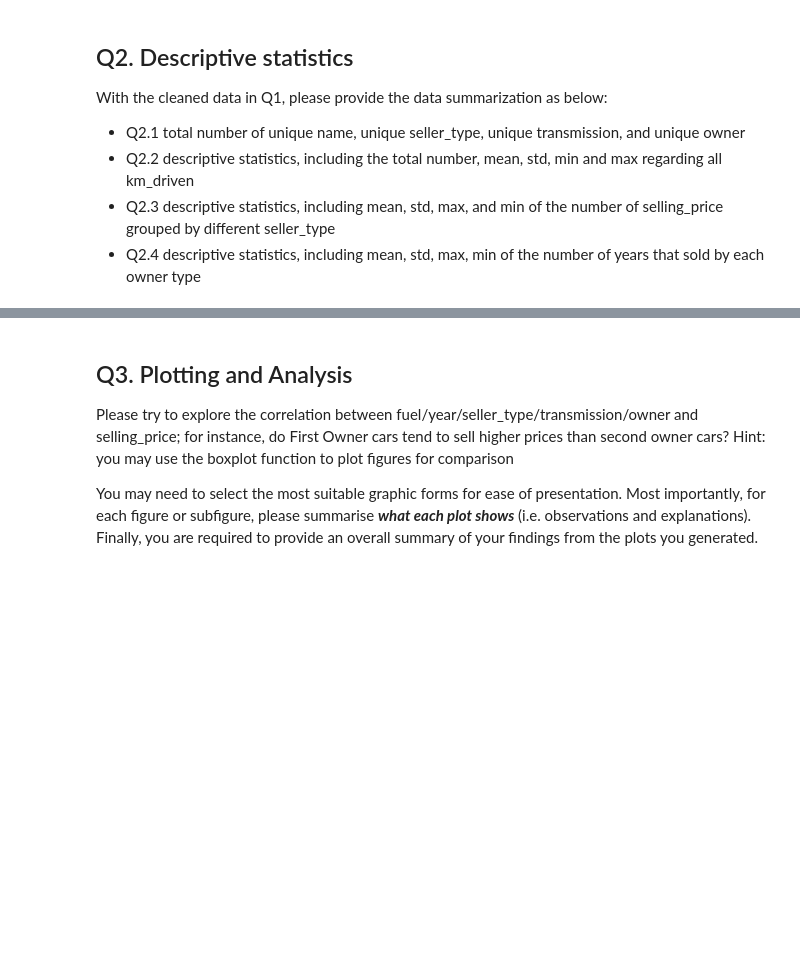
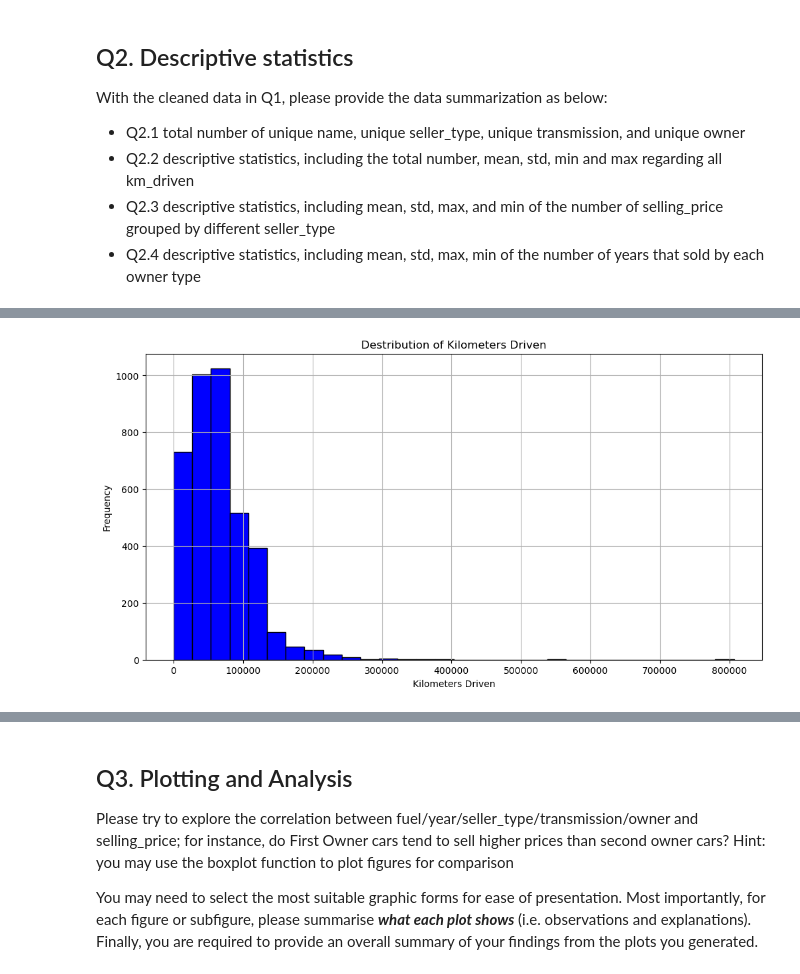
Before and after one commit to prasiddhaacharyamq1/hello-world, a Jupyter notebook: Portfolio-1-questions-updated.ipynb, the cells around one changed output, grey strips where cells are left out. Drawn from its saved outputs; the diff is of its cells as text; code cells hidden in the pictures; blank space fills up the shorter version.

```diff
--- a/Portfolio-1-questions-updated.ipynb
+++ b/Portfolio-1-questions-updated.ipynb
@@ -74,7 +74,7 @@ dtypes: float64(1), int64(3), object(5)
 memory usage: 305.3+ KB
 None
 # %%
-cleaned_car_sell_df = car_sell_df.dropna(subset =['year'])
+new_car_sell_df = car_sell_df.dropna(subset =['year'])
 #removing'year' and 'fuel' missing records
 
 cleaned_car_sell_df = cleaned_car_sell_df[cleaned_car_sell_df['fuel'] != 'none']
@@ -112,0 +166,10 @@ With the cleaned data in Q1, please provide the data summarization as below:
+# %%
+plt.figure(figsize=(12, 6))
+plt.hist(cleaned_car_sell_df['km_driven'], bins=30, color ='blue', edgecolor='black')
+plt.title('Destribution of Kilometers Driven')
+plt.xlabel('Kilometers Driven')
+plt.ylabel('Frequency')
+plt.grid(True)
+plt.show()
+# %% [output]
+[figure, added]
```
Also changed, not shown: parts of 16 cells of this notebook.
